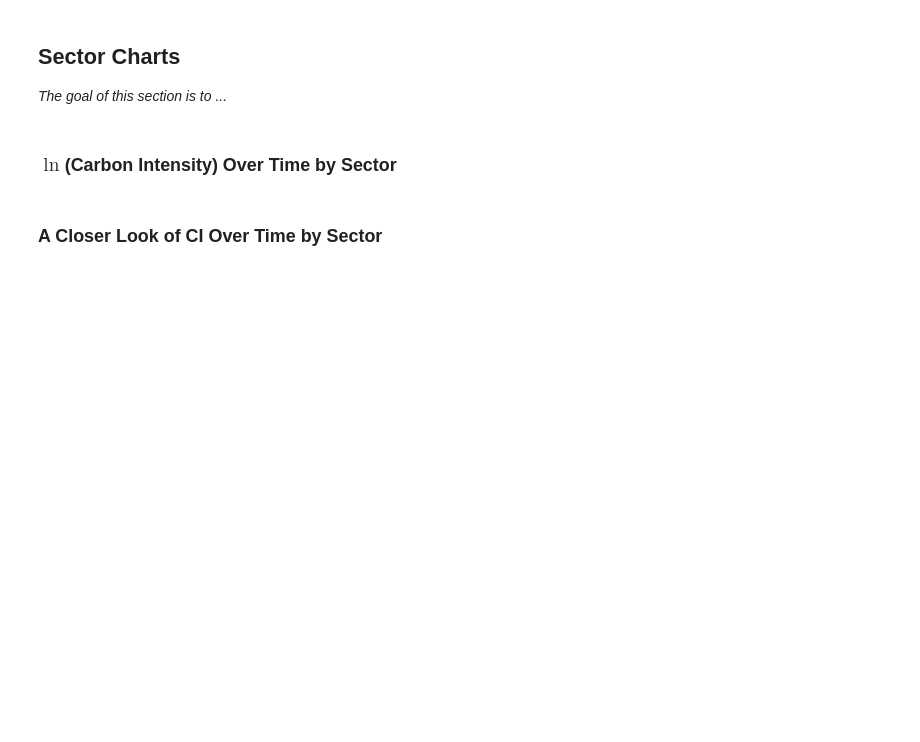
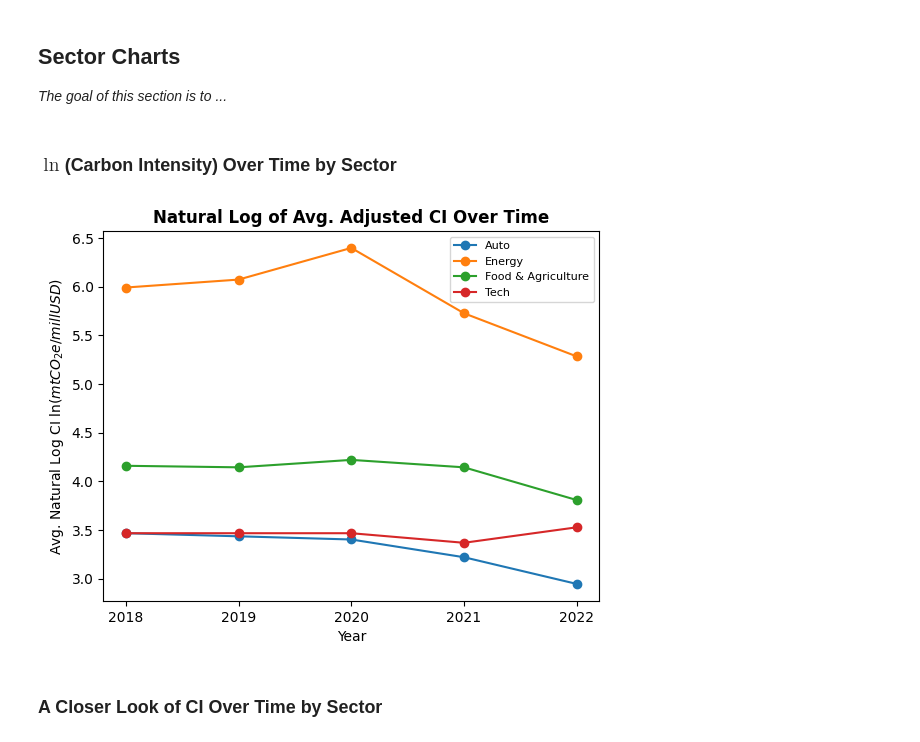
Before and after one commit to zcjanin/decarbonization-2024, a Jupyter notebook: Decarbo_EDA.ipynb, the cells around one changed output. Drawn from its saved outputs; the diff is of its cells as text; code cells hidden in the pictures; blank space fills up the shorter version.

```diff
--- a/Decarbo_EDA.ipynb
+++ b/Decarbo_EDA.ipynb
@@ -399,21 +463,23 @@ plt.show();
 # %%
 avgci_BySector = sectors.pivot_table(
     index='YEAR',
     columns='SECTOR',
     values='Adjusted CI',
     aggfunc = np.median
 ).round(0).reset_index().drop([0])
 
 
 for sector in avgci_BySector.columns[1:]:
     plt.plot(avgci_BySector['YEAR'], np.log(avgci_BySector[sector]), label=sector, marker='o')
 
 plt.xticks( np.linspace(2018, 2022,5))
-plt.title('Avg. Natural Log of Adjusted CI By Sector Over Time', fontweight='bold')
+plt.title('Natural Log of Avg. Adjusted CI Over Time', fontweight='bold')
 plt.ylabel('Avg. Natural Log CI $\ln(mt CO_{2}e / mill USD)$')
 plt.xlabel('Year')
 plt.legend(fontsize=8)
 plt.show();
+# %% [output]
+[figure, added]
 # %% [markdown]
 ### A Closer Look of CI Over Time by Sector
 # %%
```
Also changed, not shown: parts of 14 cells of this notebook, 1 other file.
